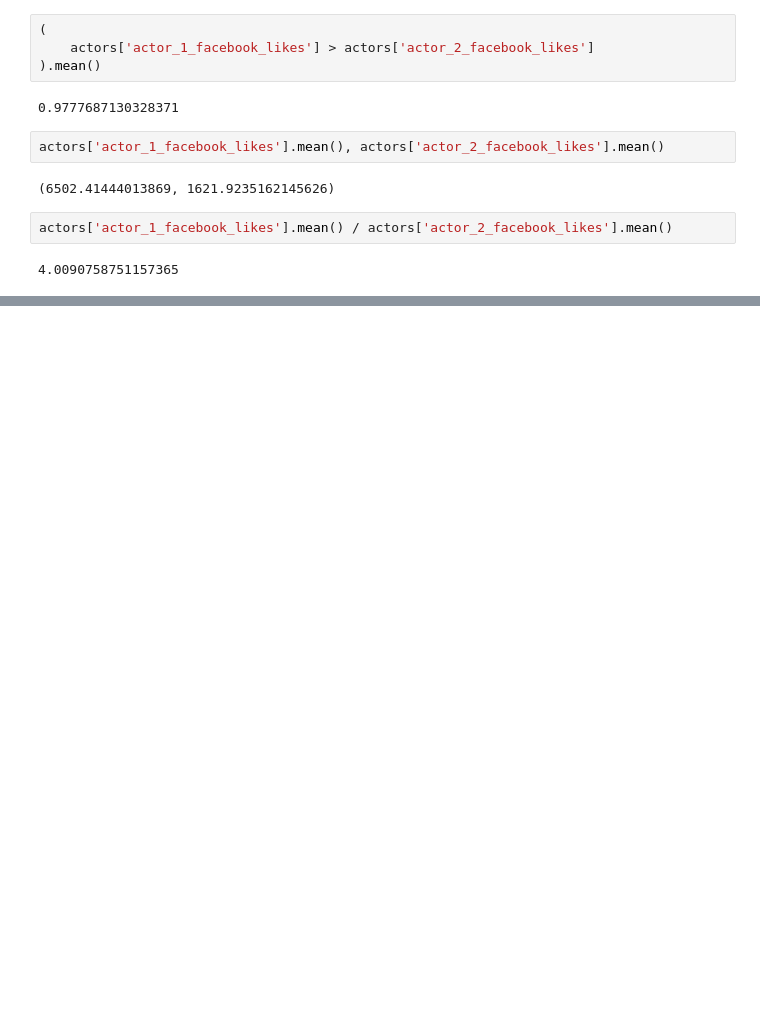
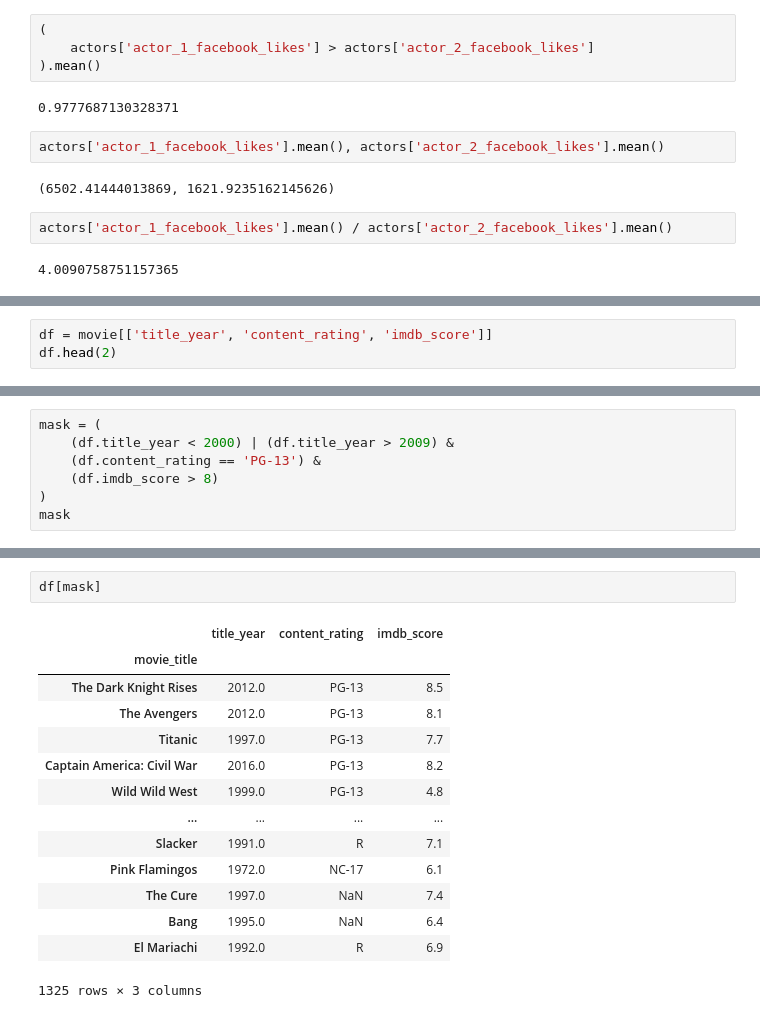
Before and after one commit to dajebbar/python-pract, a Jupyter notebook: work/data_analysis/pandas_cookbook_1.x/ch07/c7_code.ipynb, the cells around one changed output, grey strips where cells are left out. Saved outputs shown, nothing was run; the diff lists cells and outputs as text; blank space fills up the shorter version.

```diff
--- a/work/data_analysis/pandas_cookbook_1.x/ch07/c7_code.ipynb
+++ b/work/data_analysis/pandas_cookbook_1.x/ch07/c7_code.ipynb
@@ -121,0 +128,3 @@ actors['actor_1_facebook_likes'].mean() / actors['actor_2_facebook_likes'].mean(
+# %%
+df = movie[['title_year', 'content_rating', 'imdb_score']]
+df.head(2)
@@ -121,0 +136,7 @@ actors['actor_1_facebook_likes'].mean() / actors['actor_2_facebook_likes'].mean(
+# %%
+mask = (
+    (df.title_year < 2000) | (df.title_year > 2009) &
+    (df.content_rating == 'PG-13') &
+    (df.imdb_score > 8)
+)
+mask
@@ -121,0 +157,17 @@ actors['actor_1_facebook_likes'].mean() / actors['actor_2_facebook_likes'].mean(
+# %%
+df[mask]
+# %% [output]
+|  | title_year | content_rating | imdb_score |
+| movie_title |  |  |  |
+| The Dark Knight Rises | 2012.0 | PG-13 | 8.5 |
+| The Avengers | 2012.0 | PG-13 | 8.1 |
+| Titanic | 1997.0 | PG-13 | 7.7 |
+| Captain America: Civil War | 2016.0 | PG-13 | 8.2 |
+| Wild Wild West | 1999.0 | PG-13 | 4.8 |
+| ... | ... | ... | ... |
+| Slacker | 1991.0 | R | 7.1 |
+| Pink Flamingos | 1972.0 | NC-17 | 6.1 |
+| The Cure | 1997.0 | NaN | 7.4 |
+| Bang | 1995.0 | NaN | 6.4 |
+| El Mariachi | 1992.0 | R | 6.9 |
+1325 rows × 3 columns
```
Also changed, not shown: parts of 4 cells of this notebook.
